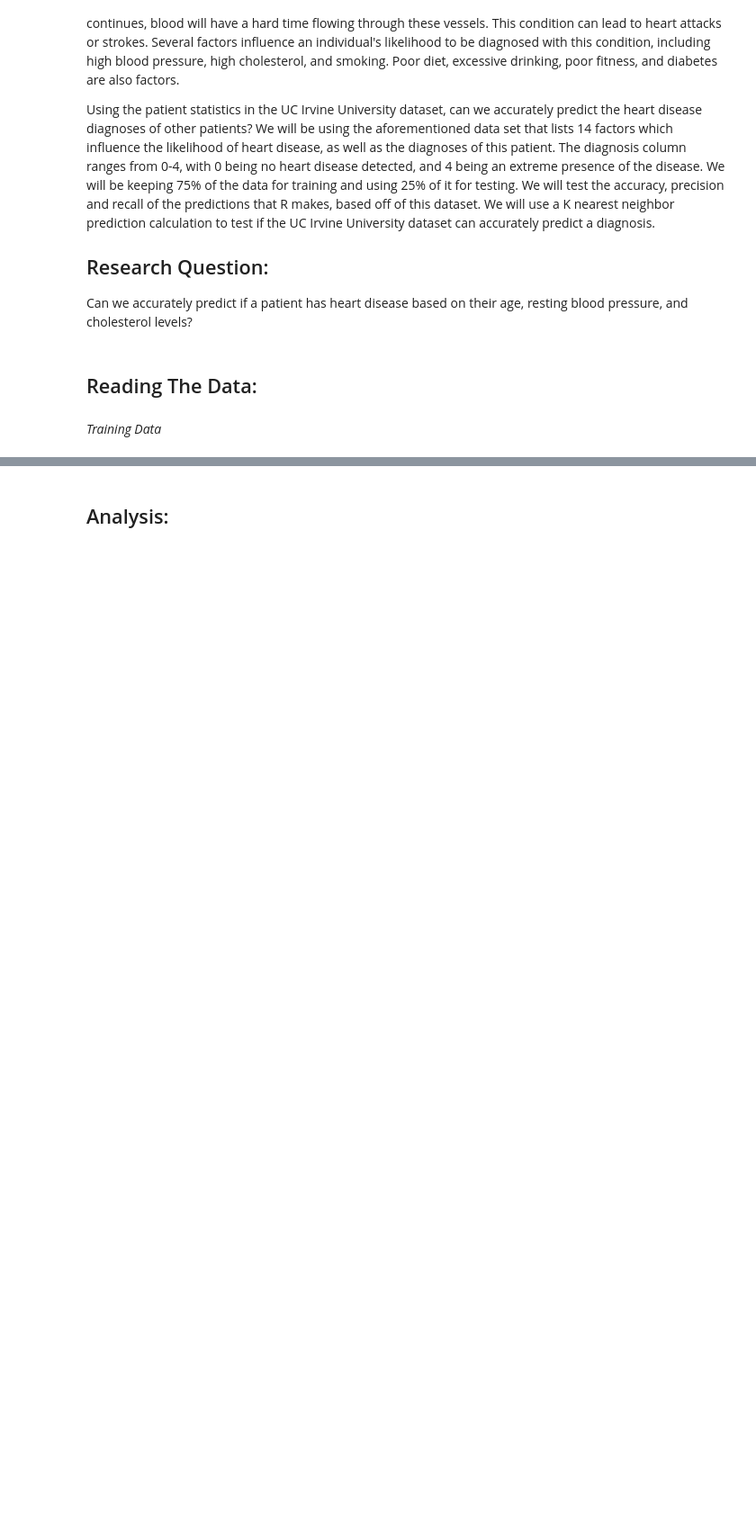
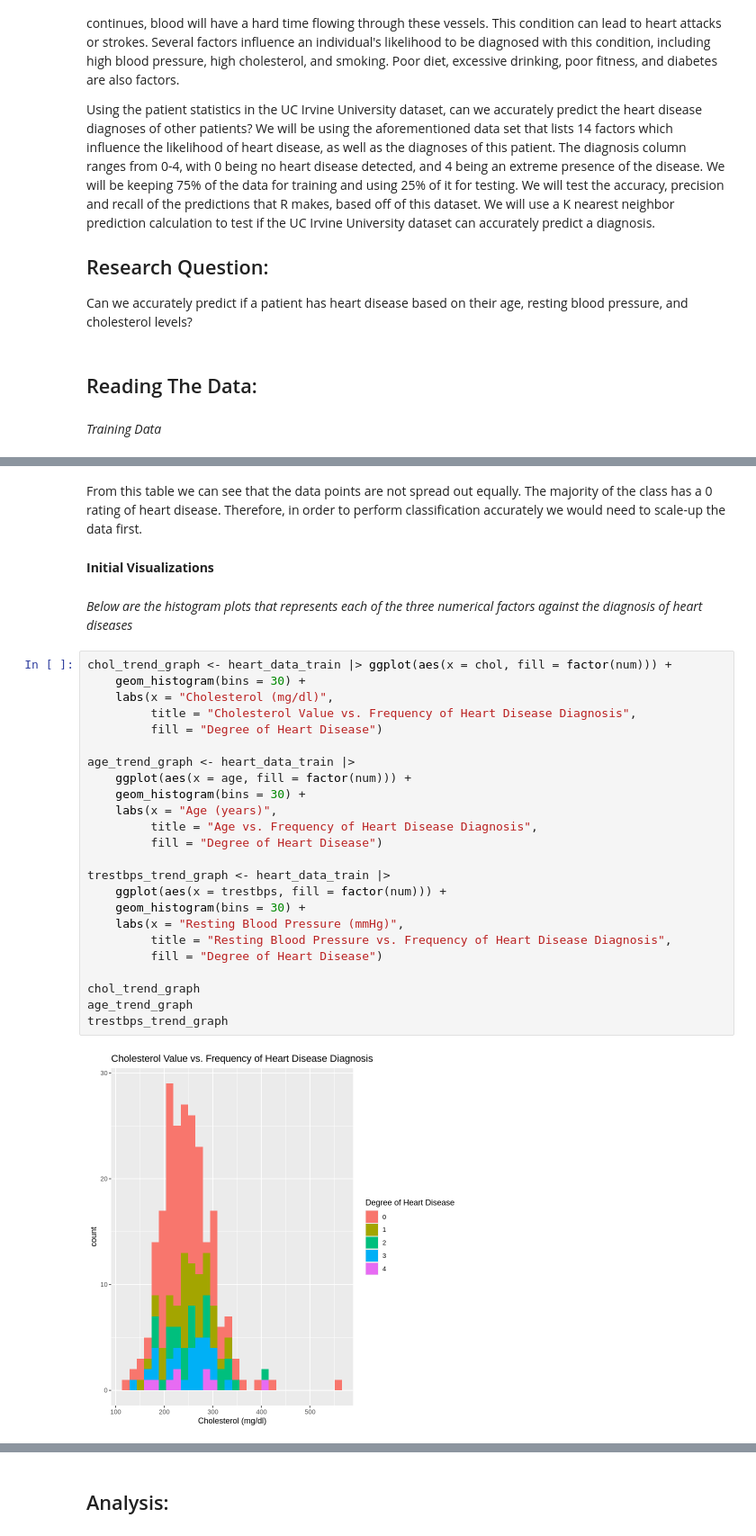
Before and after one commit to JJyang30/DSCI100-019-Group-Project, a Jupyter notebook: Final_Dsci_Project.ipynb, the cells around one changed output, grey strips where cells are left out. Shown at 90% size. Cells and saved outputs as stored; diff of their text form; blank space fills up the shorter version.

```diff
--- a/Final_Dsci_Project.ipynb
+++ b/Final_Dsci_Project.ipynb
@@ -91,0 +120,32 @@ A data.frame: 303 × 4
+# %% [markdown]
+From this table we can see that the data points are not spread out equally. The majority of the class has a 0 rating of heart disease. Therefore, in order to perform classification accurately we would need to scale-up the data first.
+# %% [markdown]
+**Initial Visualizations**
+# %% [markdown]
+*Below are the histogram plots that represents each of the three numerical factors against the diagnosis of heart diseases*
+# %%
+chol_trend_graph <- heart_data_train |> ggplot(aes(x = chol, fill = factor(num))) +
+    geom_histogram(bins = 30) +
+    labs(x = "Cholesterol (mg/dl)",
+         title = "Cholesterol Value vs. Frequency of Heart Disease Diagnosis",
+         fill = "Degree of Heart Disease")
+
+age_trend_graph <- heart_data_train |>
+    ggplot(aes(x = age, fill = factor(num))) +
+    geom_histogram(bins = 30) +
+    labs(x = "Age (years)",
+         title = "Age vs. Frequency of Heart Disease Diagnosis",
+         fill = "Degree of Heart Disease")
+
+trestbps_trend_graph <- heart_data_train |>
+    ggplot(aes(x = trestbps, fill = factor(num))) +
+    geom_histogram(bins = 30) +
+    labs(x = "Resting Blood Pressure (mmHg)",
+         title = "Resting Blood Pressure vs. Frequency of Heart Disease Diagnosis",
+         fill = "Degree of Heart Disease")
+
+chol_trend_graph
+age_trend_graph
+trestbps_trend_graph
+# %% [output]
+[figure, added]
```
Also changed, not shown: parts of 14 cells of this notebook, 1 other file.
